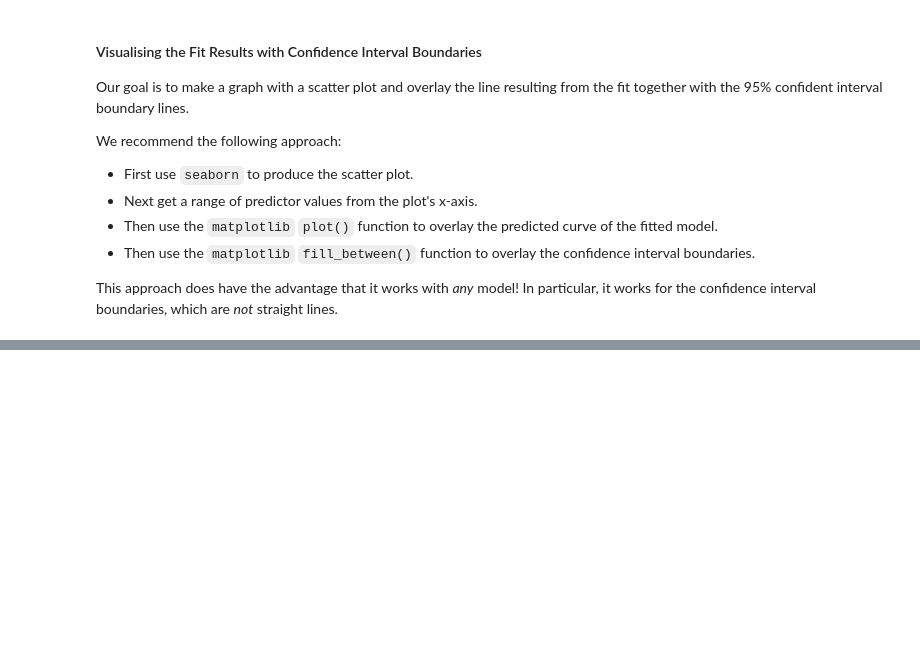
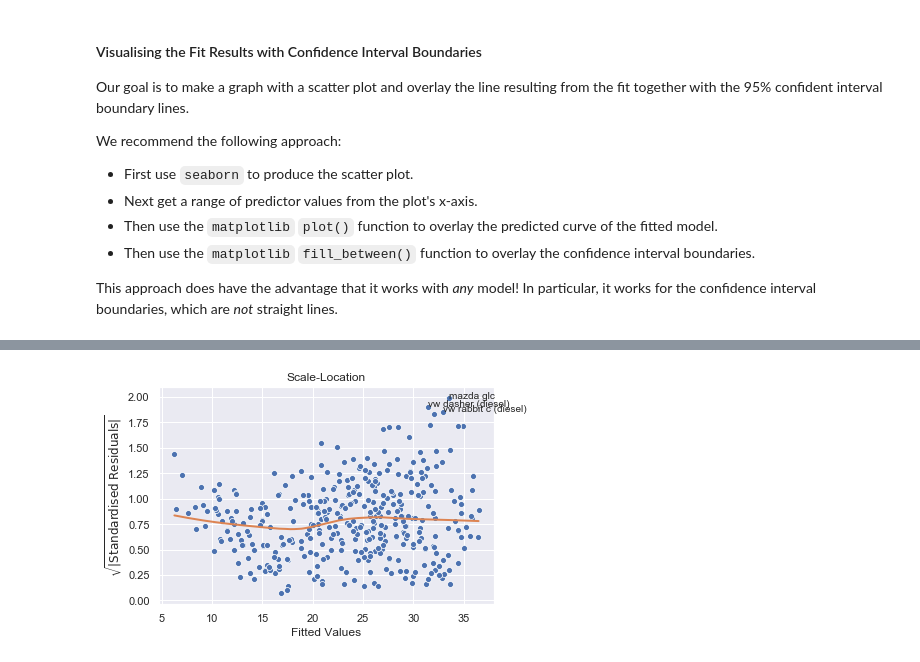
Before and after one commit to rinnert/statlearning-python-pwf, a Jupyter notebook: notebooks/lecture3/lab/lab1_simple_linear_regression.ipynb, the cells around one changed output, grey strips where cells are left out. Saved outputs shown, nothing was run; the diff lists cells and outputs as text; code cells hidden in the pictures; blank space fills up the shorter version.

```diff
--- a/notebooks/lecture3/lab/lab1_simple_linear_regression.ipynb
+++ b/notebooks/lecture3/lab/lab1_simple_linear_regression.ipynb
@@ -156,0 +258,4 @@ plt.show()
+# %%
+ax = lmplots.plot_scaleloc(lm)
+# %% [output]
+[figure, added]
```
Also changed, not shown: parts of 19 cells of this notebook.
